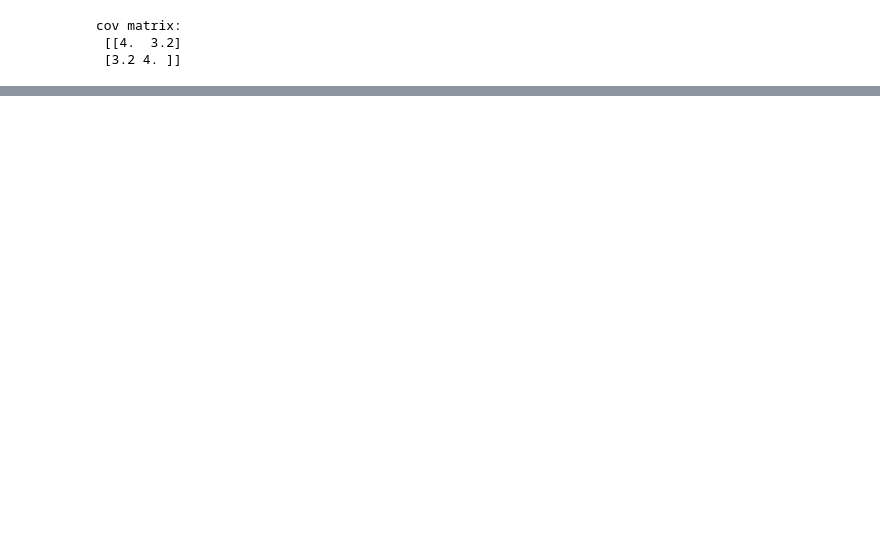
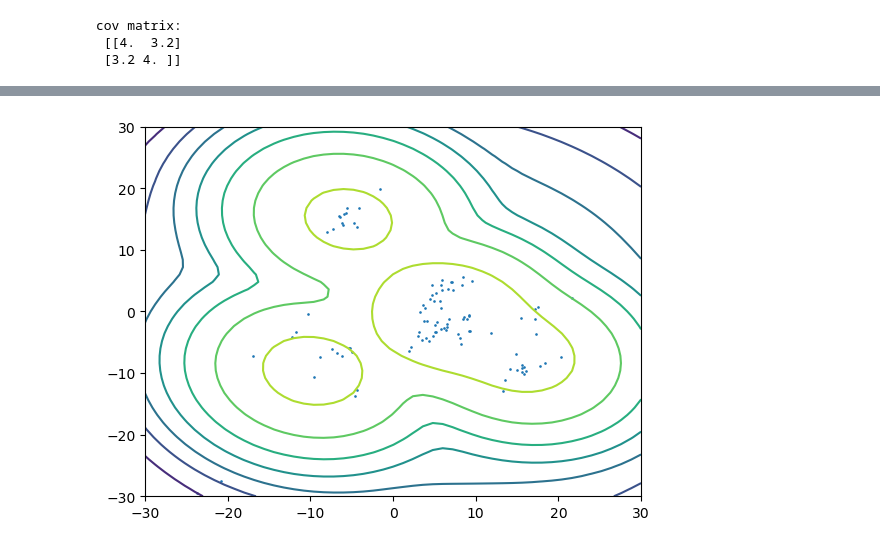
Before and after one commit to onjackay/DD2434-project, a Jupyter notebook: main.ipynb, the cells around one changed output, grey strips where cells are left out. Cells and saved outputs as stored; diff of their text form; code cells hidden in the pictures; blank space fills up the shorter version.

```diff
--- a/main.ipynb
+++ b/main.ipynb
@@ -187,4 +185,20 @@ Converge at iter 19
-# %%
-def plot_contour(thetas, means, covs, x_min, x_max, y_min, y_max):
-    # TODO
-    pass
+# %%
+from scipy.special import logsumexp
+
+M = 51
+
+def plot_contour(model: DpGaussian, x, x_min, x_max, y_min, y_max):
+    xv, yv = np.meshgrid(np.linspace(x_min, x_max, M), np.linspace(y_min, y_max, M))
+    xy = np.stack((xv, yv), axis=-1).reshape((M * M, 2))
+
+    prob = logsumexp(model.predict(xy), axis=1)
+    z = np.reshape(prob, (M, M))
+
+    plt.figure()
+    plt.scatter(x[:, 0], x[:, 1], 0.8)
+    plt.contour(xv, yv, z)
+    plt.show()
+# %%
+plot_contour(dp, samples, -30, 30, -30, 30)
+# %% [output]
+[figure, added]
```
Also changed, not shown: parts of 6 cells of this notebook, 1 other file.
